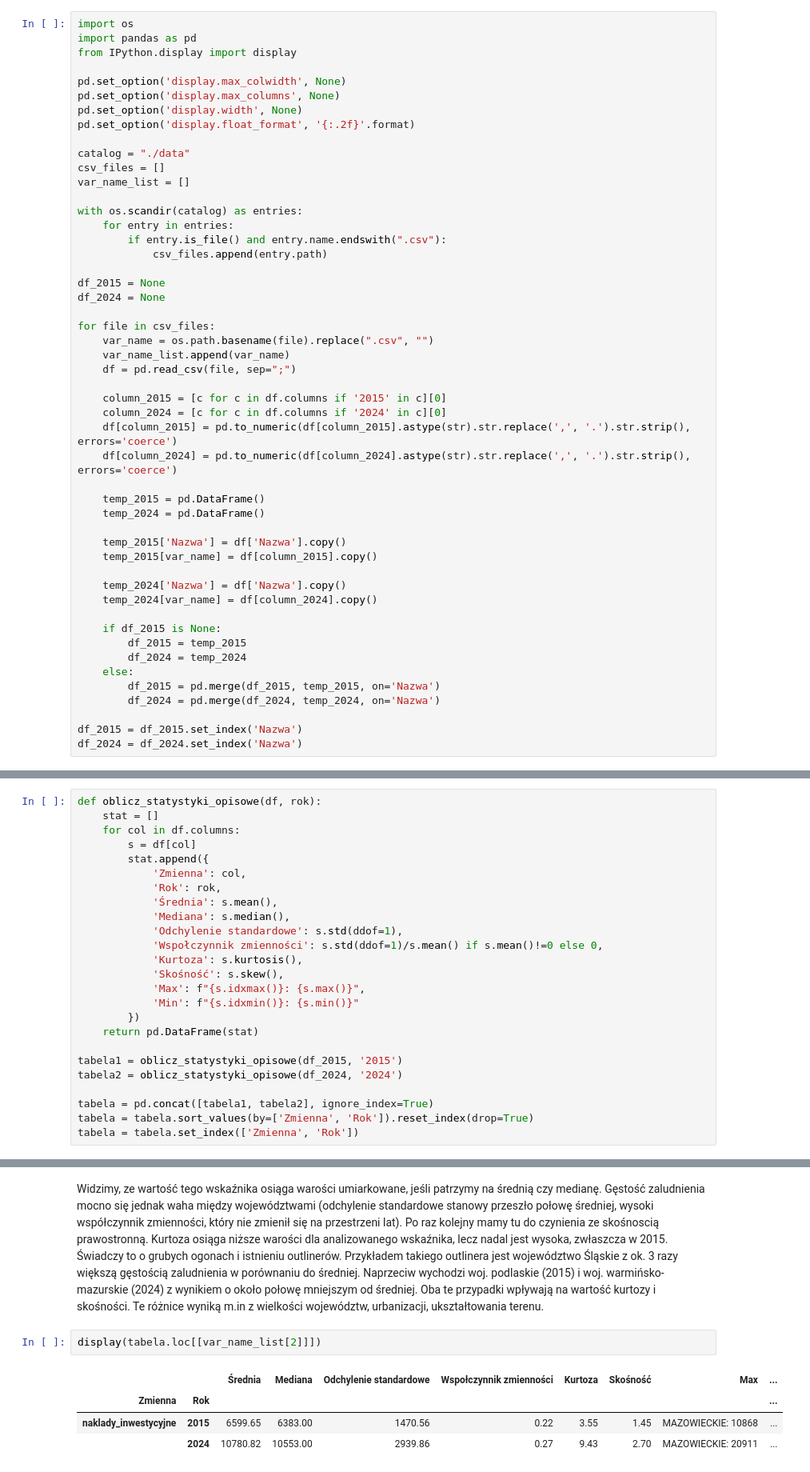
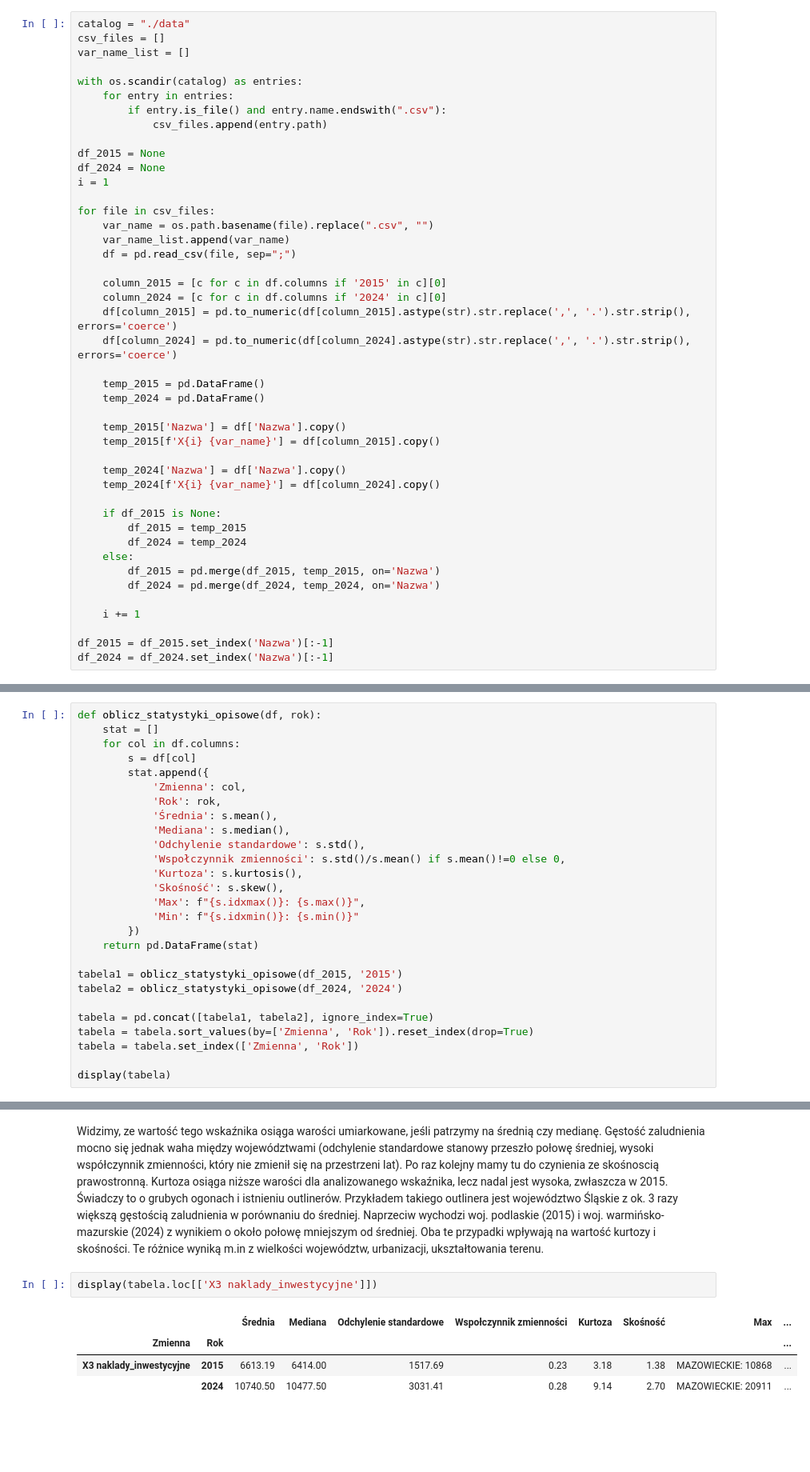
Before and after one commit to Fyjonn/Statistical-data-analysis, a Jupyter notebook: project.ipynb, the cells around one changed output, grey strips where cells are left out. Shown at 80% size. Drawn from its saved outputs; the diff is of its cells as text; blank space fills up the shorter version.

```diff
--- a/project.ipynb
+++ b/project.ipynb
@@ -12,13 +25,4 @@ Celem pracy jest zbadanie województw pod kątem atrakcyjności dla przecętnego
 # %%
-import os
-import pandas as pd
-from IPython.display import display
-
-pd.set_option('display.max_colwidth', None)
-pd.set_option('display.max_columns', None)
-pd.set_option('display.width', None)
-pd.set_option('display.float_format', '{:.2f}'.format)
-
 catalog = "./data"
 csv_files = []
 var_name_list = []
@@ -30,6 +34,7 @@ with os.scandir(catalog) as entries:
 
 df_2015 = None
 df_2024 = None
+i = 1
 
 for file in csv_files:
     var_name = os.path.basename(file).replace(".csv", "")
@@ -45,10 +50,10 @@ for file in csv_files:
     temp_2024 = pd.DataFrame()
 
     temp_2015['Nazwa'] = df['Nazwa'].copy()
-    temp_2015[var_name] = df[column_2015].copy()
+    temp_2015[f'X{i} {var_name}'] = df[column_2015].copy()
 
     temp_2024['Nazwa'] = df['Nazwa'].copy()
-    temp_2024[var_name] = df[column_2024].copy()
+    temp_2024[f'X{i} {var_name}'] = df[column_2024].copy()
 
     if df_2015 is None:
         df_2015 = temp_2015
@@ -57,5 +62,7 @@ for file in csv_files:
         df_2015 = pd.merge(df_2015, temp_2015, on='Nazwa')
         df_2024 = pd.merge(df_2024, temp_2024, on='Nazwa')
 
-df_2015 = df_2015.set_index('Nazwa')
-df_2024 = df_2024.set_index('Nazwa')
+    i += 1
+
+df_2015 = df_2015.set_index('Nazwa')[:-1]
+df_2024 = df_2024.set_index('Nazwa')[:-1]
@@ -135,8 +126,8 @@ def oblicz_statystyki_opisowe(df, rok):
             'Rok': rok,
             'Średnia': s.mean(),
             'Mediana': s.median(),
-            'Odchylenie standardowe': s.std(ddof=1),
-            'Wspołczynnik zmienności': s.std(ddof=1)/s.mean() if s.mean()!=0 else 0,
+            'Odchylenie standardowe': s.std(),
+            'Wspołczynnik zmienności': s.std()/s.mean() if s.mean()!=0 else 0,
             'Kurtoza': s.kurtosis(),
             'Skośność': s.skew(),
             'Max': f"{s.idxmax()}: {s.max()}",
@@ -150,3 +141,5 @@ tabela2 = oblicz_statystyki_opisowe(df_2024, '2024')
 tabela = pd.concat([tabela1, tabela2], ignore_index=True)
 tabela = tabela.sort_values(by=['Zmienna', 'Rok']).reset_index(drop=True)
 tabela = tabela.set_index(['Zmienna', 'Rok'])
+
+display(tabela)
@@ -173,8 +186,8 @@ Widzimy, ze wartość tego wskaźnika osiąga warości umiarkowane, jeśli patrz
 # %%
-display(tabela.loc[[var_name_list[2]]])
+display(tabela.loc[['X3 naklady_inwestycyjne']])
 # %% [output]
 |  |  | Średnia | Mediana | Odchylenie standardowe | Wspołczynnik zmienności | Kurtoza | Skośność | Max | ... |
 | Zmienna | Rok |  |  |  |  |  |  |  | ... |
-| naklady_inwestycyjne | 2015 | 6599.65 | 6383.00 | 1470.56 | 0.22 | 3.55 | 1.45 | MAZOWIECKIE: 10868 | ... |
-|  | 2024 | 10780.82 | 10553.00 | 2939.86 | 0.27 | 9.43 | 2.70 | MAZOWIECKIE: 20911 | ... |
+| X3 naklady_inwestycyjne | 2015 | 6613.19 | 6414.00 | 1517.69 | 0.23 | 3.18 | 1.38 | MAZOWIECKIE: 10868 | ... |
+|  | 2024 | 10740.50 | 10477.50 | 3031.41 | 0.28 | 9.14 | 2.70 | MAZOWIECKIE: 20911 | ... |
 # %% [markdown]
```
Also changed, not shown: parts of 29 cells of this notebook, 1 other file.
